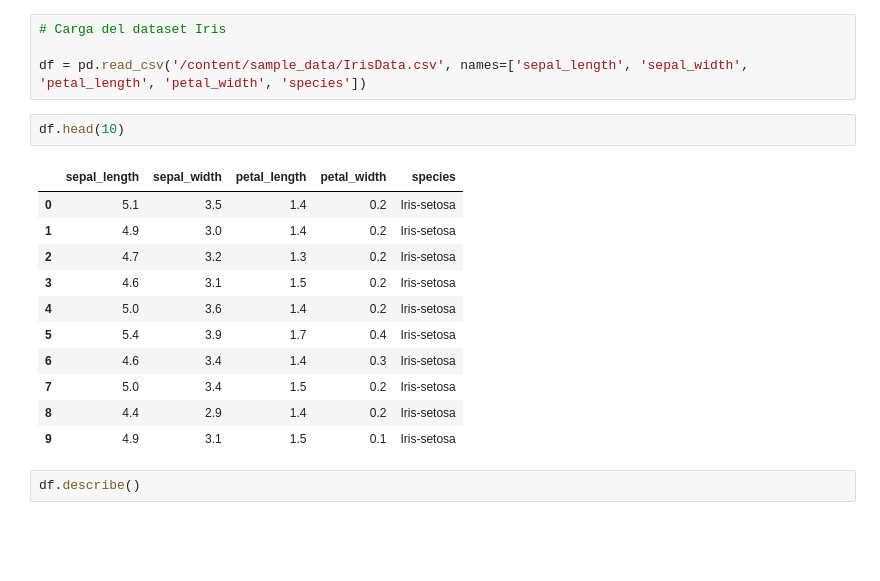
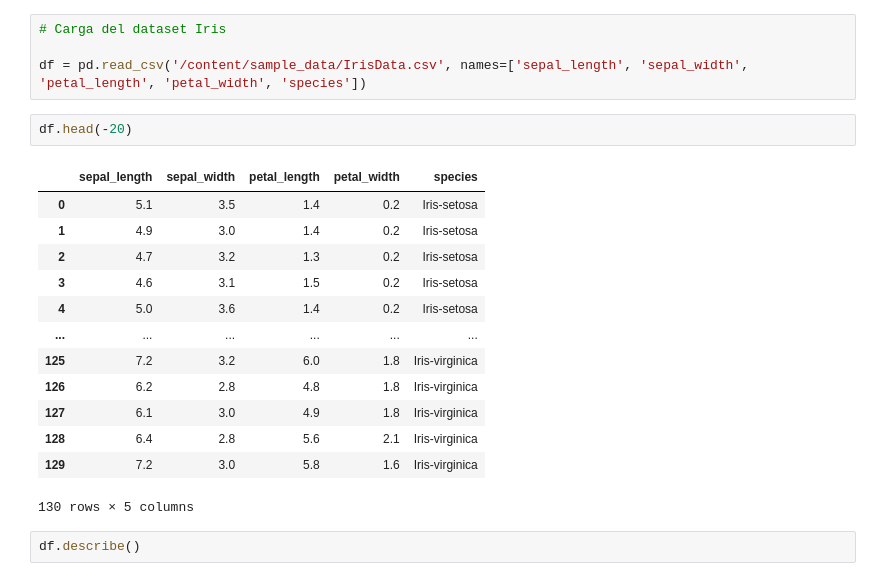
Before and after one commit to claudiopavonX/2025ICD01, a Jupyter notebook: ICD_IrisData.ipynb, the cells around one changed output. Drawn from its saved outputs; the diff is of its cells as text; blank space fills up the shorter version.

```diff
--- a/ICD_IrisData.ipynb
+++ b/ICD_IrisData.ipynb
@@ -14,19 +14,21 @@ import seaborn as sns
 df = pd.read_csv('/content/sample_data/IrisData.csv', names=['sepal_length', 'sepal_width',
 'petal_length', 'petal_width', 'species'])
 # %%
-df.head(10)
+df.head(-20)
 # %% [output]
 |  | sepal_length | sepal_width | petal_length | petal_width | species |
 | 0 | 5.1 | 3.5 | 1.4 | 0.2 | Iris-setosa |
 | 1 | 4.9 | 3.0 | 1.4 | 0.2 | Iris-setosa |
 | 2 | 4.7 | 3.2 | 1.3 | 0.2 | Iris-setosa |
 | 3 | 4.6 | 3.1 | 1.5 | 0.2 | Iris-setosa |
 | 4 | 5.0 | 3.6 | 1.4 | 0.2 | Iris-setosa |
-| 5 | 5.4 | 3.9 | 1.7 | 0.4 | Iris-setosa |
-| 6 | 4.6 | 3.4 | 1.4 | 0.3 | Iris-setosa |
-| 7 | 5.0 | 3.4 | 1.5 | 0.2 | Iris-setosa |
-| 8 | 4.4 | 2.9 | 1.4 | 0.2 | Iris-setosa |
-| 9 | 4.9 | 3.1 | 1.5 | 0.1 | Iris-setosa |
+| ... | ... | ... | ... | ... | ... |
+| 125 | 7.2 | 3.2 | 6.0 | 1.8 | Iris-virginica |
+| 126 | 6.2 | 2.8 | 4.8 | 1.8 | Iris-virginica |
+| 127 | 6.1 | 3.0 | 4.9 | 1.8 | Iris-virginica |
+| 128 | 6.4 | 2.8 | 5.6 | 2.1 | Iris-virginica |
+| 129 | 7.2 | 3.0 | 5.8 | 1.6 | Iris-virginica |
+130 rows × 5 columns
 # %%
 df.describe()
 # %% [output]
```
Also changed, not shown: parts of 5 cells of this notebook.
